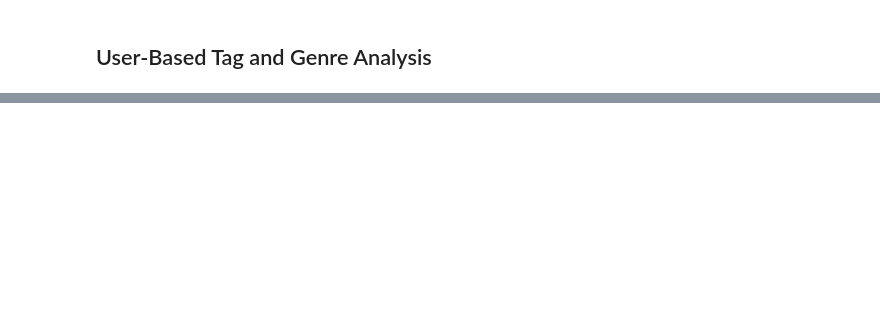
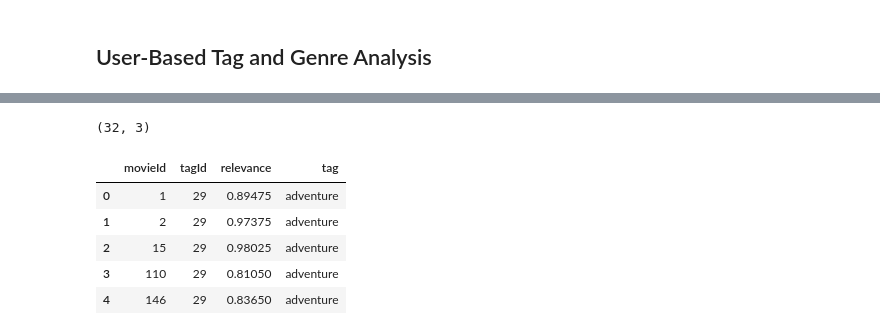
Before and after one commit to fsezgin/jellyfin-movie-recommender, a Jupyter notebook: notebooks/content-based.ipynb, the cells around one changed output, grey strips where cells are left out. Cells and saved outputs as stored; diff of their text form; code cells hidden in the pictures; blank space fills up the shorter version.

```diff
--- a/notebooks/content-based.ipynb
+++ b/notebooks/content-based.ipynb
@@ -197,0 +238,4 @@ Below are the **top 5 (highest relevance)** and **bottom 5 (lowest relevance abo
+# %%
+genome_scores_new[genome_scores_new["movieId"] == 1].shape
+# %% [output]
+(32, 3)
@@ -197,0 +251,9 @@ Below are the **top 5 (highest relevance)** and **bottom 5 (lowest relevance abo
+# %%
+genome.head()
+# %% [output]
+|  | movieId | tagId | relevance | tag |
+| 0 | 1 | 29 | 0.89475 | adventure |
+| 1 | 2 | 29 | 0.97375 | adventure |
+| 2 | 15 | 29 | 0.98025 | adventure |
+| 3 | 110 | 29 | 0.81050 | adventure |
+| 4 | 146 | 29 | 0.83650 | adventure |
```
Also changed, not shown: parts of 36 cells of this notebook.
